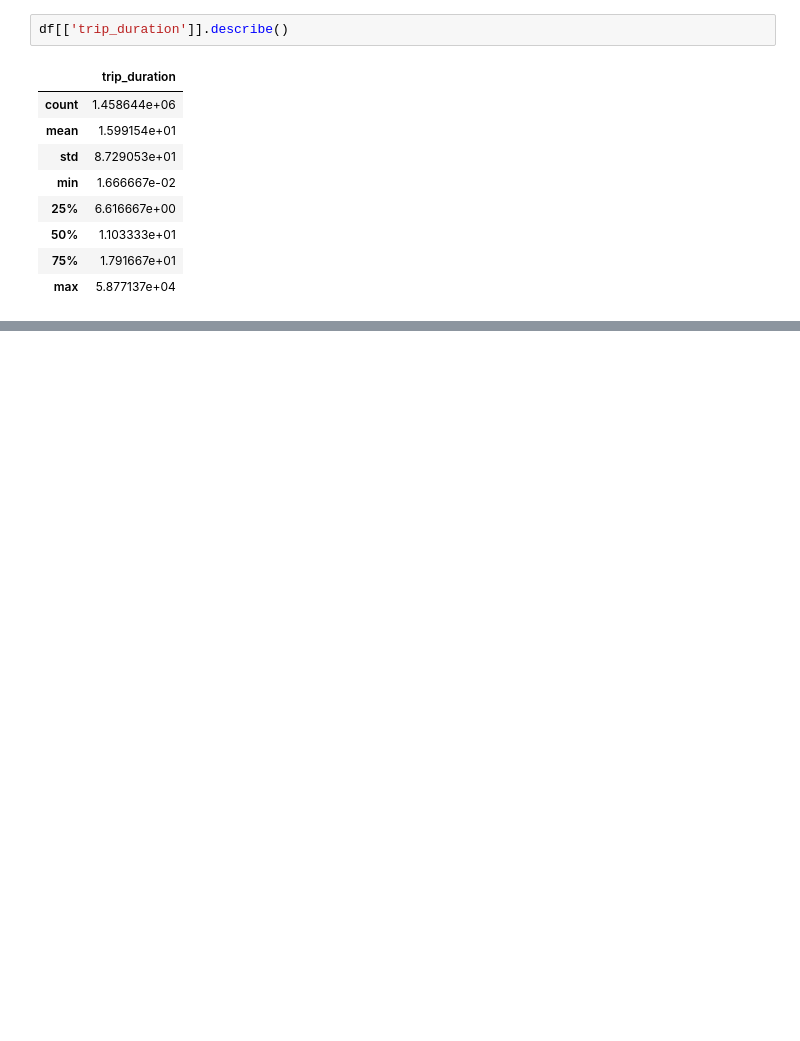
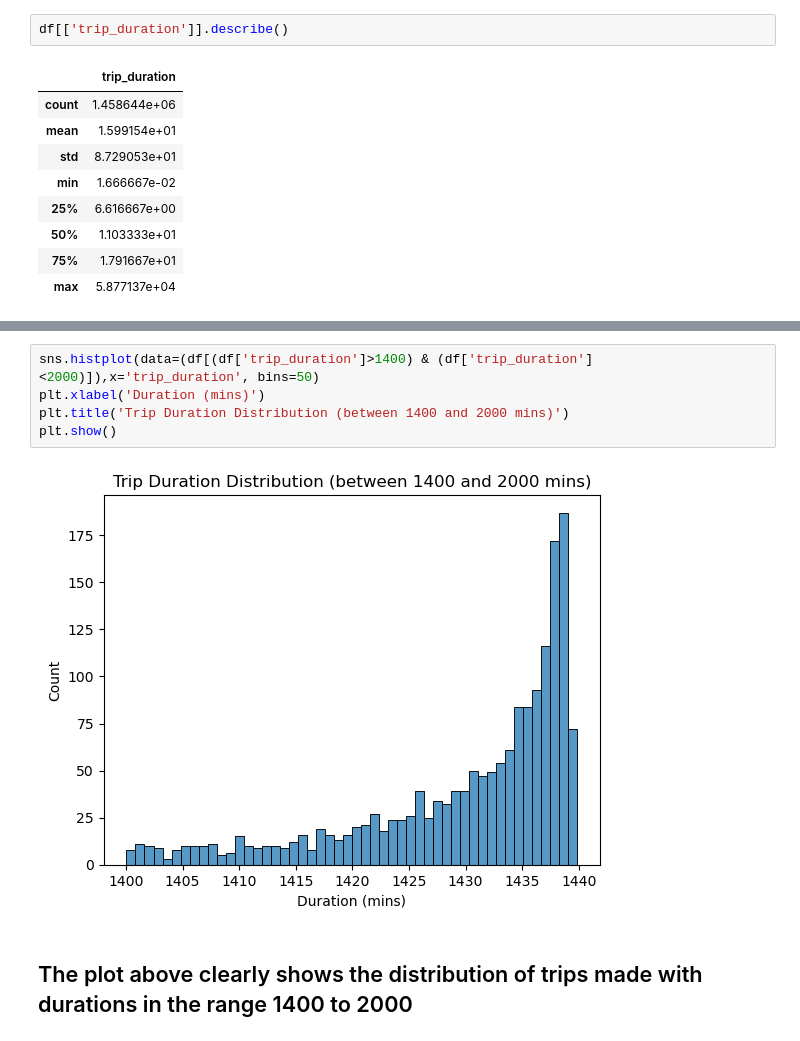
Before and after one commit to darklord-57/darklord, a Jupyter notebook: data_analysis/cab_trip/cab_eda.ipynb, the cells around one changed output, grey strips where cells are left out. Cells and saved outputs as stored; diff of their text form; blank space fills up the shorter version.

```diff
--- a/data_analysis/cab_trip/cab_eda.ipynb
+++ b/data_analysis/cab_trip/cab_eda.ipynb
@@ -94,0 +99,9 @@ sns.distplot(df[df['trip_duration']<7000]['trip_duration'], kde=True, hist=True,
+# %%
+sns.histplot(data=(df[(df['trip_duration']>1400) & (df['trip_duration']<2000)]),x='trip_duration', bins=50)
+plt.xlabel('Duration (mins)')
+plt.title('Trip Duration Distribution (between 1400 and 2000 mins)')
+plt.show()
+# %% [output]
+[figure, added]
+# %% [markdown]
+## The plot above clearly shows the distribution of trips made with durations in the range 1400 to 2000
```
Also changed, not shown: parts of 49 cells of this notebook, 1 other file.
